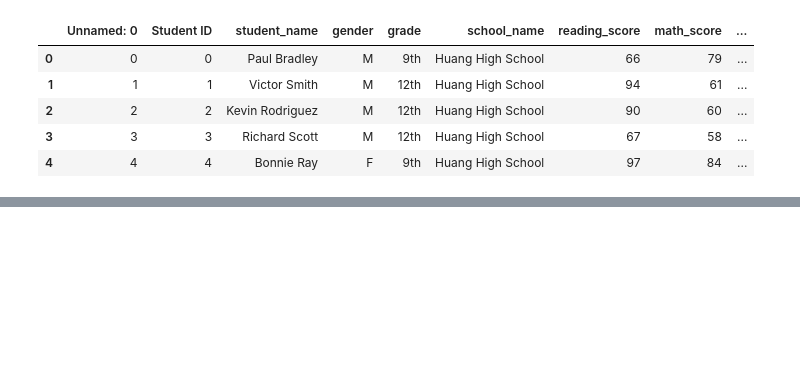
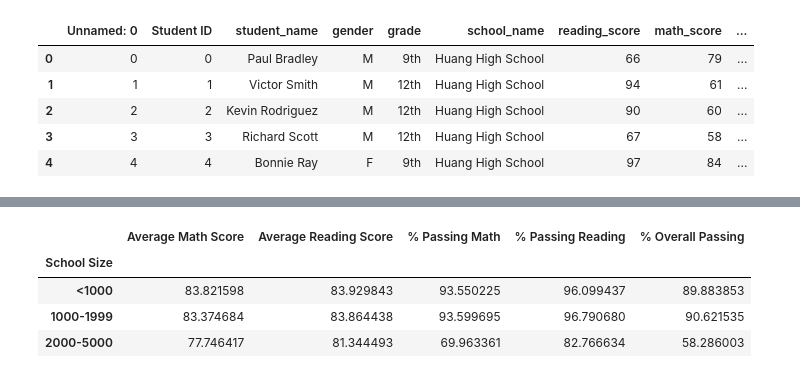
Before and after one commit to ian-zukowski/school_district_analysis_practice_M4, a Jupyter notebook: PyCitySchools.ipynb, the cells around one changed output, grey strips where cells are left out. Cells and saved outputs as stored; diff of their text form; code cells hidden in the pictures; blank space fills up the shorter version.

```diff
--- a/PyCitySchools.ipynb
+++ b/PyCitySchools.ipynb
@@ -320,0 +350,15 @@ KeyError: 'Average Math Score'
+# %%
+# MY WAY -- find averages, then drop the 'Total Students' column
+per_school_summary_df['School Size'] = size_groups
+
+school_size_summary = per_school_summary_df.groupby('School Size').mean()
+
+school_size_summary.drop('Total Students',inplace=True,axis=1)
+
+school_size_summary
+# %% [output]
+|  | Average Math Score | Average Reading Score | % Passing Math | % Passing Reading | % Overall Passing |
+| School Size |  |  |  |  |  |
+| <1000 | 83.821598 | 83.929843 | 93.550225 | 96.099437 | 89.883853 |
+| 1000-1999 | 83.374684 | 83.864438 | 93.599695 | 96.790680 | 90.621535 |
+| 2000-5000 | 77.746417 | 81.344493 | 69.963361 | 82.766634 | 58.286003 |
```
Also changed, not shown: parts of 23 cells of this notebook.
